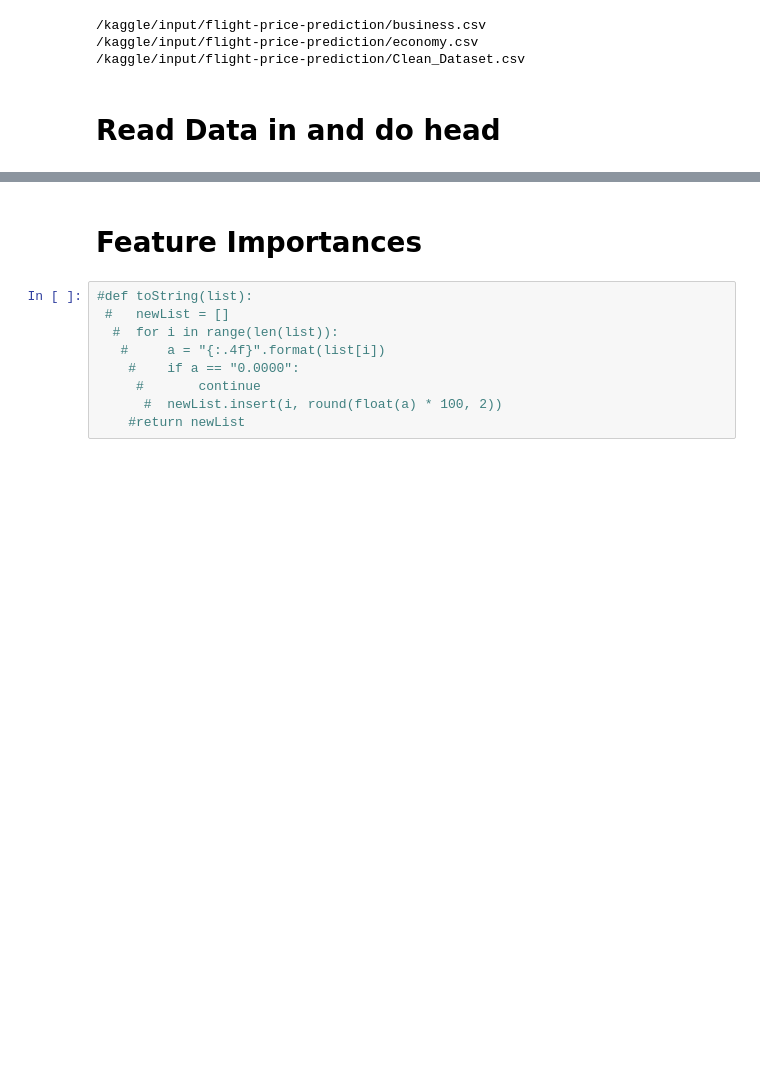
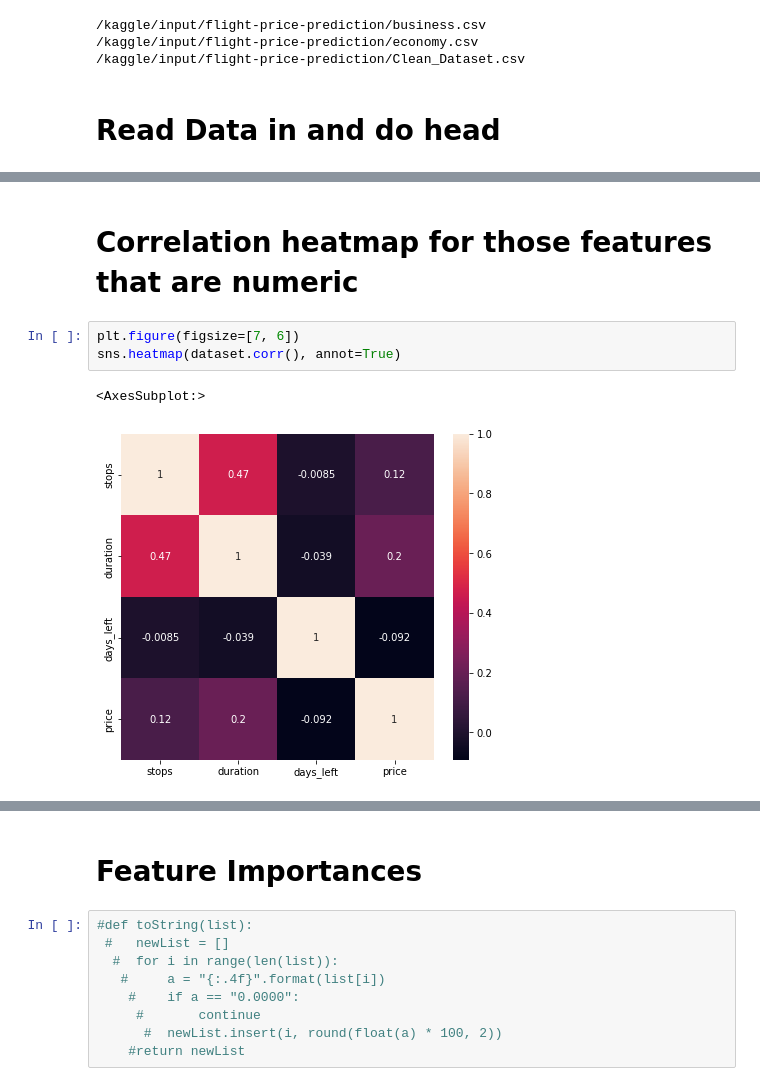
Before and after one commit to mkerekes1427/CAP-4770-Final-Project, a Jupyter notebook: sleep-datascience-notebook.ipynb, the cells around one changed output, grey strips where cells are left out. Cells and saved outputs as stored; diff of their text form; blank space fills up the shorter version.

```diff
--- a/sleep-datascience-notebook.ipynb
+++ b/sleep-datascience-notebook.ipynb
@@ -204,0 +113,8 @@ dataset.head()
+# %% [markdown]
+# Correlation heatmap for those features that are numeric
+# %%
+plt.figure(figsize=[7, 6])
+sns.heatmap(dataset.corr(), annot=True)
+# %% [output]
+<AxesSubplot:>
+[figure, added]
```
Also changed, not shown: parts of 86 cells of this notebook.
